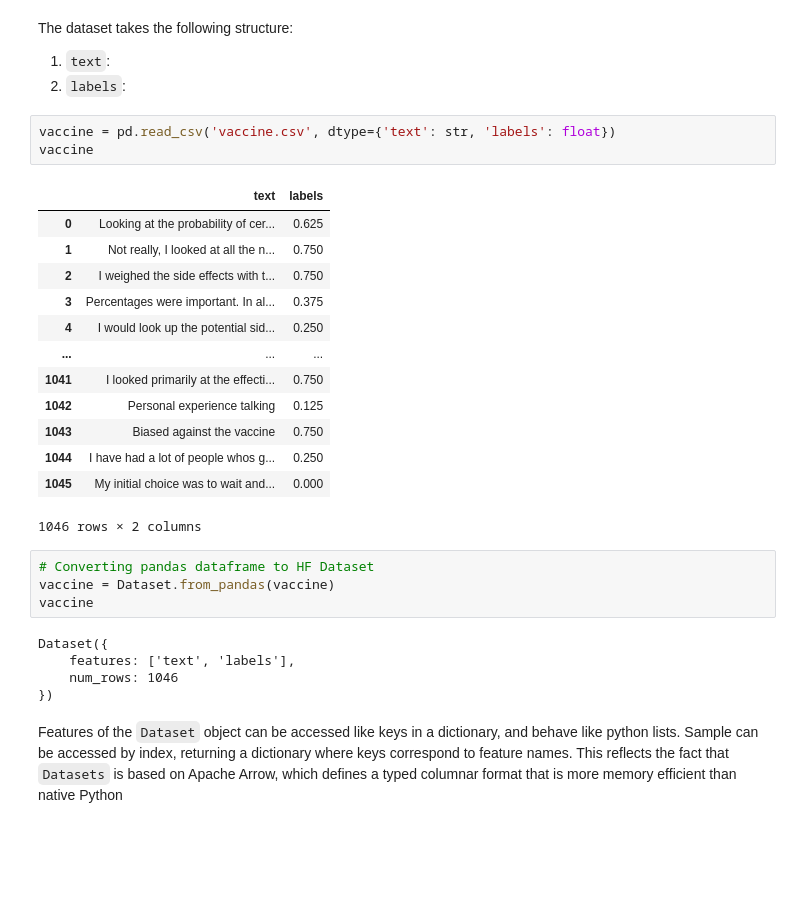
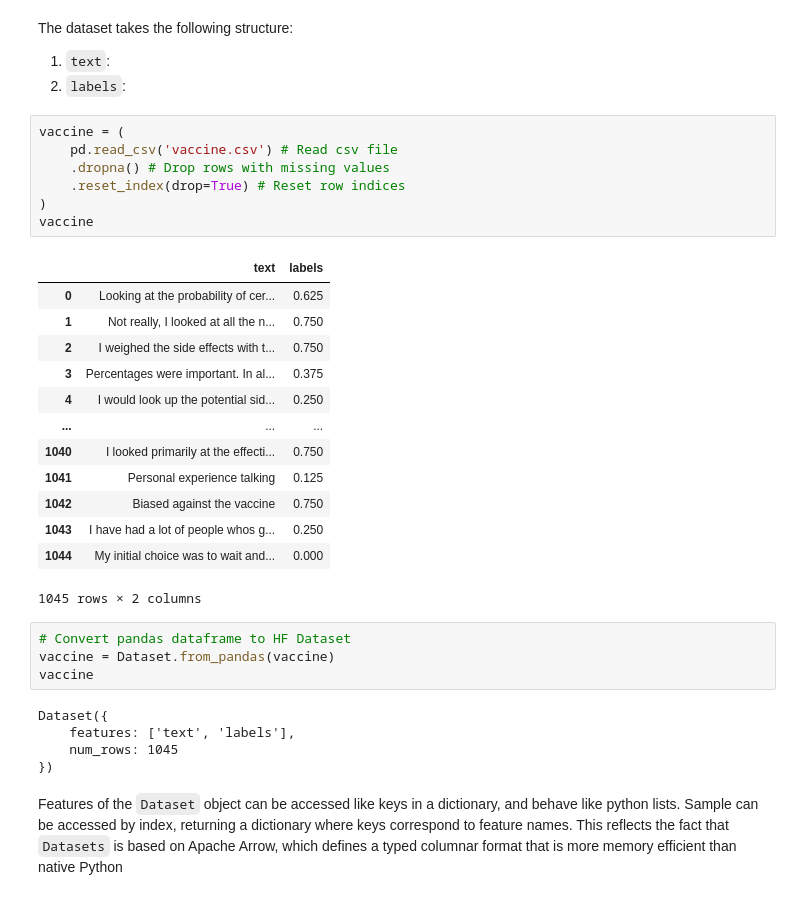
Before and after one commit to dwulff/LLM4JDM, a Jupyter notebook: ex1/vaccine.ipynb, the cells around one changed output. Cells and saved outputs as stored; diff of their text form; blank space fills up the shorter version.

Commit message:
fix dropna

````diff
--- a/ex1/vaccine.ipynb
+++ b/ex1/vaccine.ipynb
@@ -31,31 +32,35 @@ from transformers import AutoTokenizer
 The dataset takes the following structure:
 1. ```text```:
 2. ```labels```:
-# %%
-vaccine = pd.read_csv('vaccine.csv', dtype={'text': str, 'labels': float})
-vaccine
-# %% [output]
-|  | text | labels |
-| 0 | Looking at the probability of cer... | 0.625 |
-| 1 | Not really, I looked at all the n... | 0.750 |
-| 2 | I weighed the side effects with t... | 0.750 |
-| 3 | Percentages were important. In al... | 0.375 |
-| 4 | I would look up the potential sid... | 0.250 |
-| ... | ... | ... |
-| 1041 | I looked primarily at the effecti... | 0.750 |
-| 1042 | Personal experience talking | 0.125 |
-| 1043 | Biased against the vaccine | 0.750 |
-| 1044 | I have had a lot of people whos g... | 0.250 |
-| 1045 | My initial choice was to wait and... | 0.000 |
-1046 rows × 2 columns
+# %%
+vaccine = (
+    pd.read_csv('vaccine.csv') # Read csv file
+    .dropna() # Drop rows with missing values
+    .reset_index(drop=True) # Reset row indices
+)
+vaccine
+# %% [output]
+|  | text | labels |
+| 0 | Looking at the probability of cer... | 0.625 |
+| 1 | Not really, I looked at all the n... | 0.750 |
+| 2 | I weighed the side effects with t... | 0.750 |
+| 3 | Percentages were important. In al... | 0.375 |
+| 4 | I would look up the potential sid... | 0.250 |
+| ... | ... | ... |
+| 1040 | I looked primarily at the effecti... | 0.750 |
+| 1041 | Personal experience talking | 0.125 |
+| 1042 | Biased against the vaccine | 0.750 |
+| 1043 | I have had a lot of people whos g... | 0.250 |
+| 1044 | My initial choice was to wait and... | 0.000 |
+1045 rows × 2 columns
 # %%
-# Converting pandas dataframe to HF Dataset
+# Convert pandas dataframe to HF Dataset
 vaccine = Dataset.from_pandas(vaccine)
 vaccine
 # %% [output]
 Dataset({
     features: ['text', 'labels'],
-    num_rows: 1046
+    num_rows: 1045
 })
 # %% [markdown]
 Features of the ```Dataset``` object can be accessed like keys in a dictionary, and behave like python lists. Sample can be accessed by index, returning a dictionary where keys correspond to feature names. This reflects the fact that ```Datasets``` is based on Apache Arrow, which defines a typed columnar format that is more memory efficient than native Python
````
Also changed, not shown: parts of 16 cells of this notebook, 1 other file.
